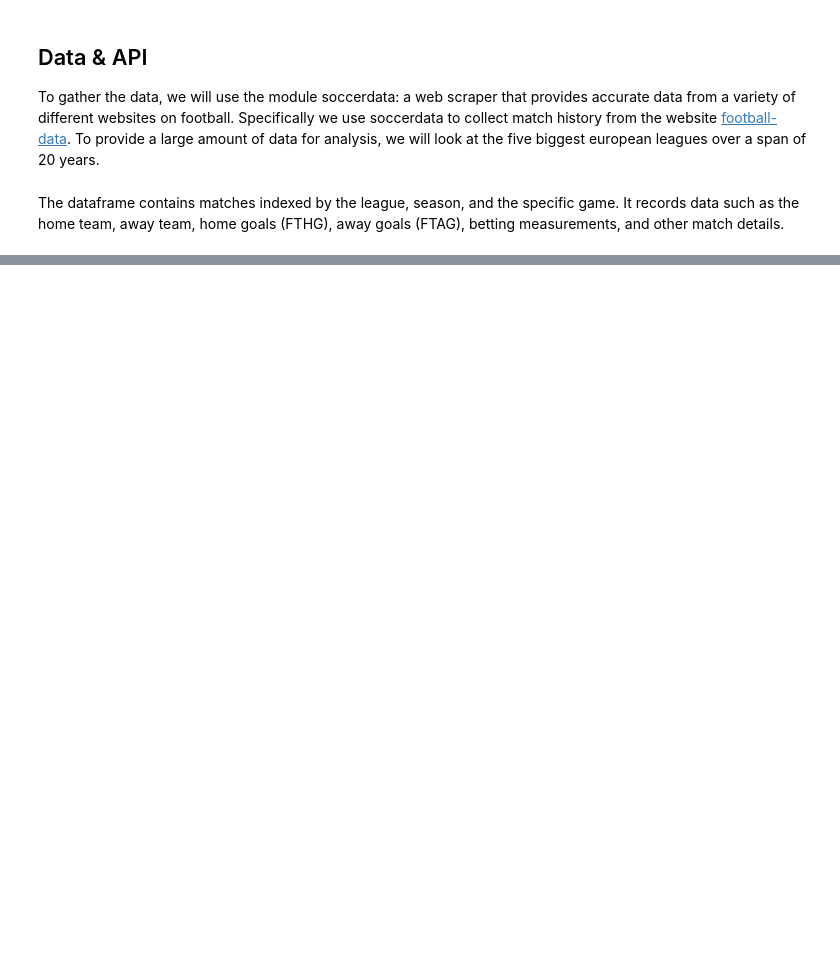
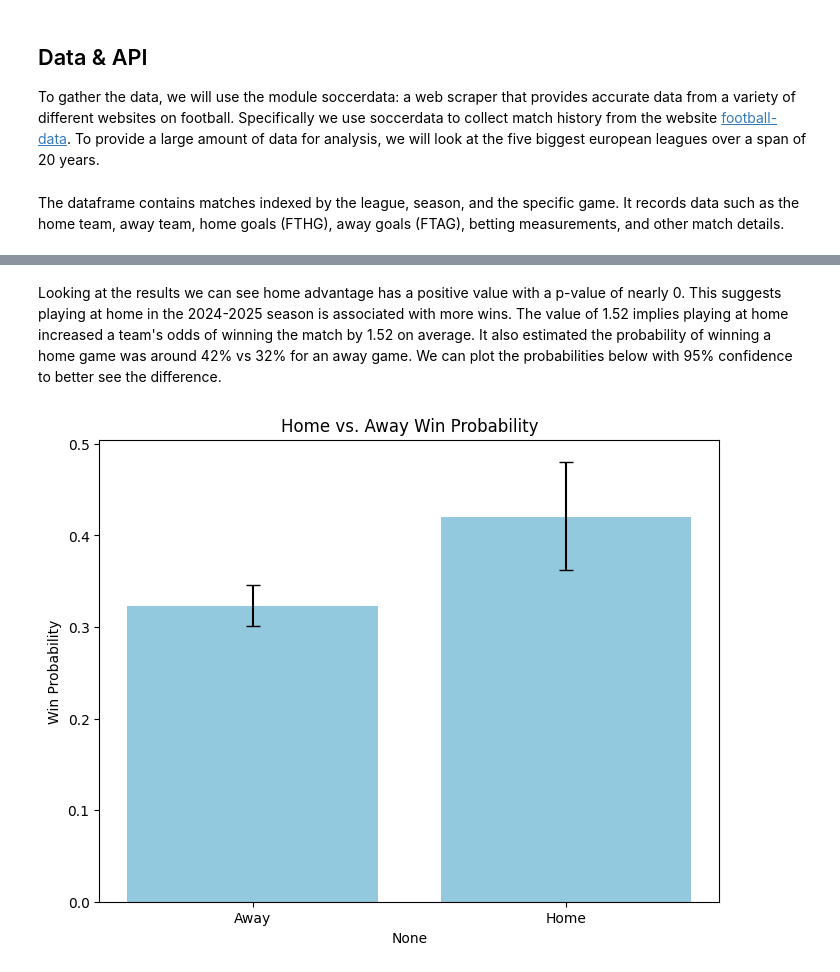
Before and after one commit to Uzu-Tech/Football-Analytics, a Jupyter notebook: notebooks/home_advantage.ipynb, the cells around one changed output, grey strips where cells are left out. Saved outputs shown, nothing was run; the diff lists cells and outputs as text; code cells hidden in the pictures; blank space fills up the shorter version.

```diff
--- a/notebooks/home_advantage.ipynb
+++ b/notebooks/home_advantage.ipynb
@@ -122,0 +105,6 @@ Removed 1826 duplicate values
+# %%
+# First we select only the 2024-2025 season games
+df = pd.read_csv(CLEAN_DATA_DIR / FOLDERNAME / CLEANED_DATA)
+df['season_formatted'] = df['season'].apply(lambda x: helper.format_season(x))
+df_2425 = df[df['season'] == 2425]
+df_2425.sample(5)
@@ -122,0 +118,14 @@ Removed 1826 duplicate values
+# %%
+# Here we transform the dataframe into our input X (Home) and output Y (Win)
+home_df = pd.DataFrame({
+    'Home': 1,
+    'Win': df_2425['FTHG'] > df_2425['FTAG']
+})
+
+away_df = pd.DataFrame({
+    'Home': 0,
+    'Win': (df_2425['FTAG'] > df_2425['FTHG']).astype(int)
+})
+
+logistic_df = pd.concat([home_df, away_df], ignore_index=True)
+logistic_df.sample(5)
@@ -122,0 +139,9 @@ Removed 1826 duplicate values
+# %%
+# Prepare data
+X = sm.add_constant(logistic_df[['Home']])
+y = logistic_df['Win']
+
+# Fit logistic regression, calculate odds and probabilities
+odds_ratio, win_prob = statistics.get_odds_ratios_and_probabilities(sm.Logit(y, X))
+print(odds_ratio, end='\n\n')
+print(win_prob)
@@ -122,0 +166,20 @@ Removed 1826 duplicate values
+# %% [markdown]
+Looking at the results we can see home advantage has a positive value with a p-value of nearly 0. This suggests playing at home in the 2024-2025 season is associated with more wins. The value of 1.52 implies playing at home increased a team's odds of winning the match by 1.52 on average. It also estimated the probability of winning a home game was around 42% vs 32% for an away game. We can plot the probabilities below with 95% confidence to better see the difference.
+# %%
+plt.figure(figsize=(8, 6))
+sns.barplot(
+    x=win_prob.index, y='Win Probability', data=win_prob, color='skyblue',
+    capsize=0.2, errwidth=1.5
+)
+plt.errorbar(win_prob.index, win_prob['Win Probability'],
+             yerr=[
+                 win_prob['Win Probability'] - win_prob['[0.025'],
+                 win_prob['0.0975]'] - win_prob['Win Probability']
+            ],
+            fmt='none', c='black', capsize=5)
+
+plt.ylabel('Win Probability')
+plt.title('Home vs. Away Win Probability')
+plt.show()
+# %% [output]
+[figure, added]
```
Also changed, not shown: parts of 29 cells of this notebook, 4 other files.
